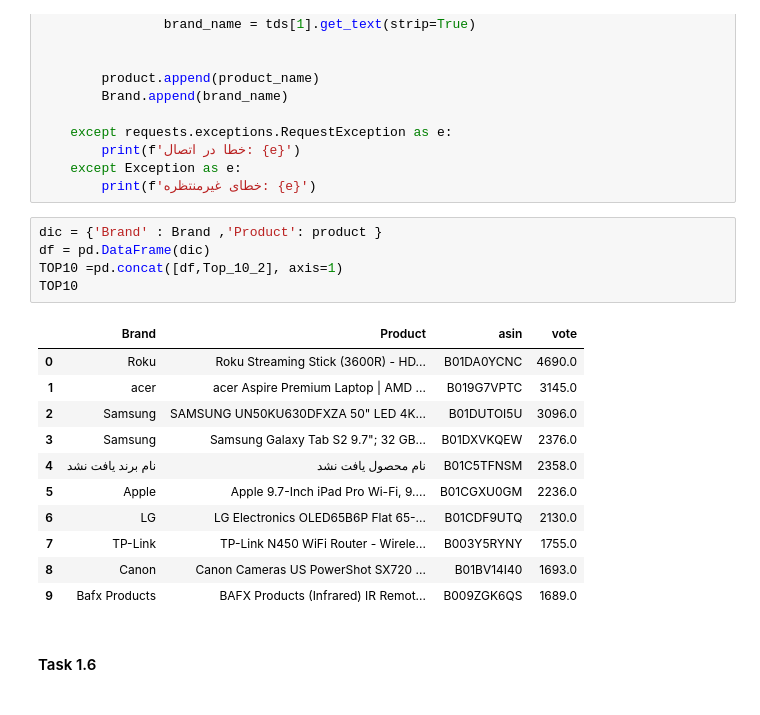
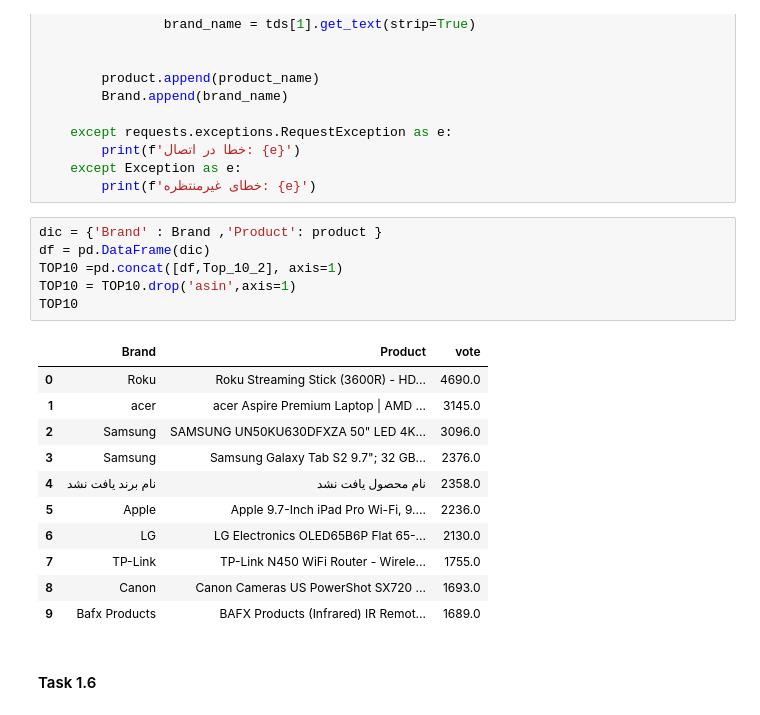
Before and after one commit to Maboudi-Ali/Sentiment_Analysis, a Jupyter notebook: notebooks/Part_1.ipynb, the cells around one changed output. Cells and saved outputs as stored; diff of their text form.

```diff
--- a/notebooks/Part_1.ipynb
+++ b/notebooks/Part_1.ipynb
@@ -266,20 +266,21 @@ for asin in list(Top_10_2.asin):
 # %%
 dic = {'Brand' : Brand ,'Product': product }
 df = pd.DataFrame(dic)
 TOP10 =pd.concat([df,Top_10_2], axis=1)
+TOP10 = TOP10.drop('asin',axis=1)
 TOP10
 # %% [output]
-|  | Brand | Product | asin | vote |
-| 0 | Roku | Roku Streaming Stick (3600R) - HD... | B01DA0YCNC | 4690.0 |
-| 1 | acer | acer Aspire Premium Laptop | AMD ... | B019G7VPTC | 3145.0 |
-| 2 | Samsung | SAMSUNG UN50KU630DFXZA 50" LED 4K... | B01DUTOI5U | 3096.0 |
-| 3 | Samsung | Samsung Galaxy Tab S2 9.7"; 32 GB... | B01DXVKQEW | 2376.0 |
-| 4 | نام برند یافت نشد | نام محصول یافت نشد | B01C5TFNSM | 2358.0 |
-| 5 | Apple | Apple 9.7-Inch iPad Pro Wi-Fi, 9.... | B01CGXU0GM | 2236.0 |
-| 6 | LG | LG Electronics OLED65B6P Flat 65-... | B01CDF9UTQ | 2130.0 |
-| 7 | TP-Link | TP-Link N450 WiFi Router - Wirele... | B003Y5RYNY | 1755.0 |
-| 8 | Canon | Canon Cameras US PowerShot SX720 ... | B01BV14I40 | 1693.0 |
-| 9 | Bafx Products | BAFX Products (Infrared) IR Remot... | B009ZGK6QS | 1689.0 |
+|  | Brand | Product | vote |
+| 0 | Roku | Roku Streaming Stick (3600R) - HD... | 4690.0 |
+| 1 | acer | acer Aspire Premium Laptop | AMD ... | 3145.0 |
+| 2 | Samsung | SAMSUNG UN50KU630DFXZA 50" LED 4K... | 3096.0 |
+| 3 | Samsung | Samsung Galaxy Tab S2 9.7"; 32 GB... | 2376.0 |
+| 4 | نام برند یافت نشد | نام محصول یافت نشد | 2358.0 |
+| 5 | Apple | Apple 9.7-Inch iPad Pro Wi-Fi, 9.... | 2236.0 |
+| 6 | LG | LG Electronics OLED65B6P Flat 65-... | 2130.0 |
+| 7 | TP-Link | TP-Link N450 WiFi Router - Wirele... | 1755.0 |
+| 8 | Canon | Canon Cameras US PowerShot SX720 ... | 1693.0 |
+| 9 | Bafx Products | BAFX Products (Infrared) IR Remot... | 1689.0 |
 # %% [markdown]
 #### Task 1.6
 # %% [markdown]
```
